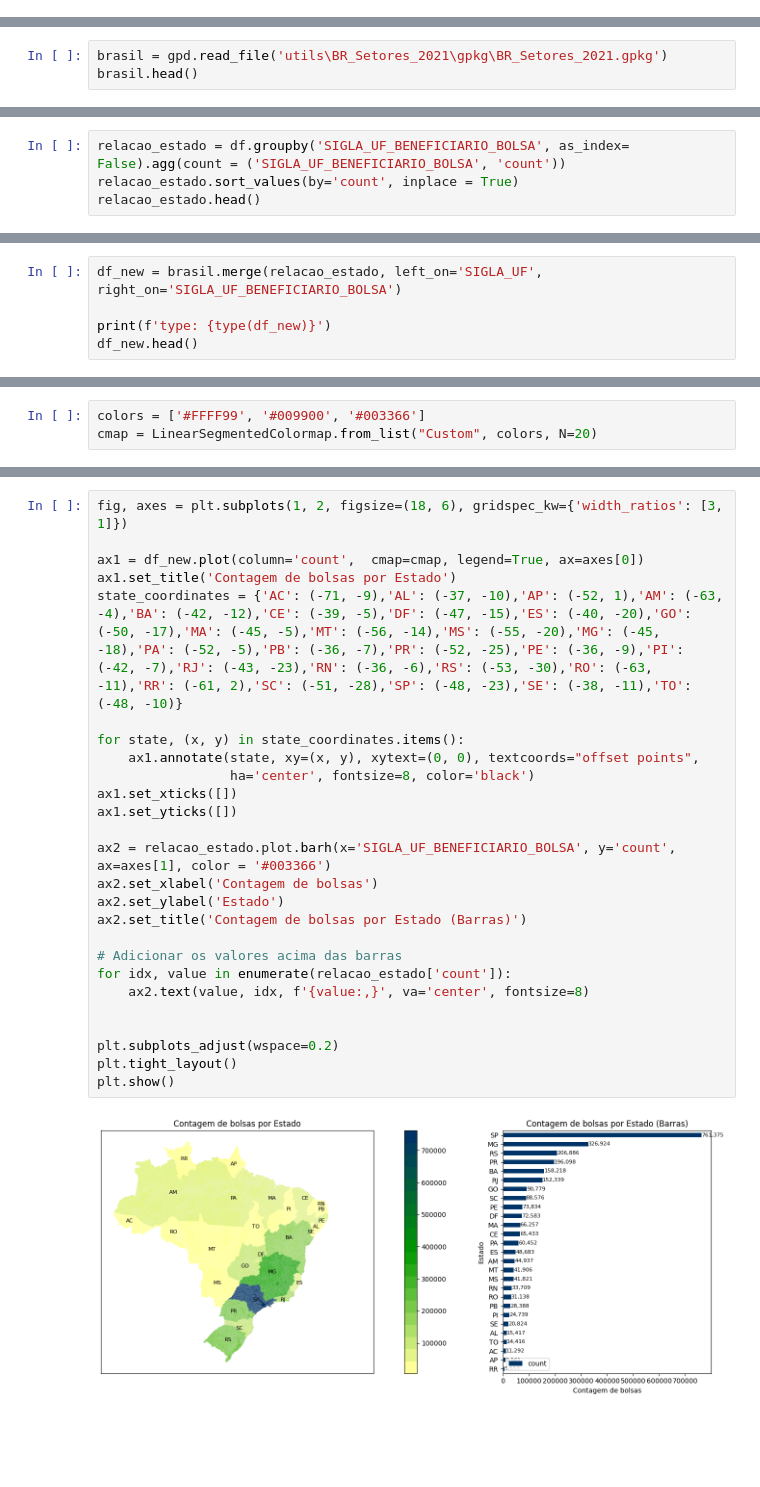
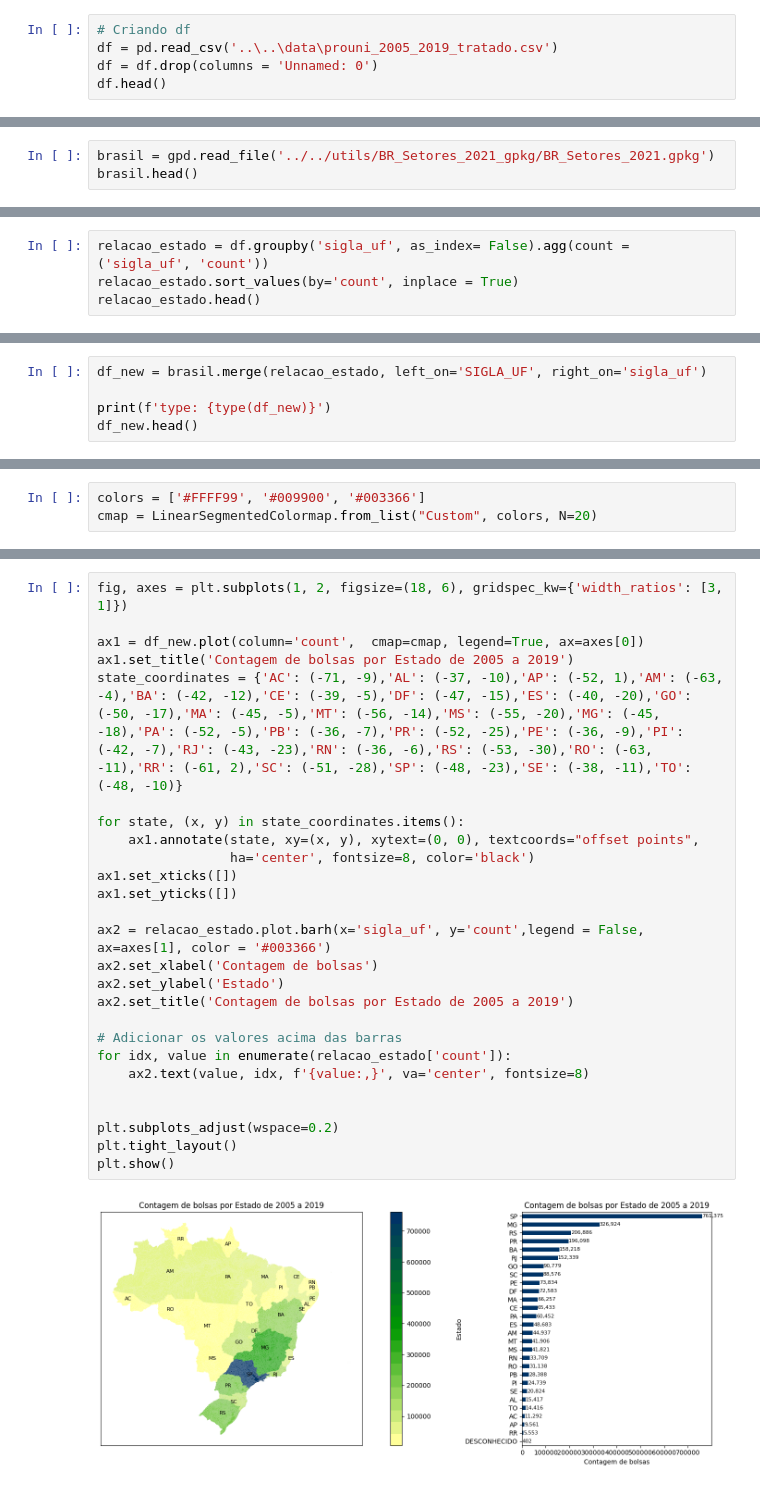
Before and after one commit to DanielCustodioDias/Projeto_PROUNI, a Jupyter notebook: main/edas/amanda.ipynb, the cells around one changed output, grey strips where cells are left out. Cells and saved outputs as stored; diff of their text form; blank space fills up the shorter version.

```diff
--- a/main/edas/amanda.ipynb
+++ b/main/edas/amanda.ipynb
@@ -16,0 +15,5 @@ df.head()
+# %%
+# Criando df
+df = pd.read_csv('..\..\data\prouni_2005_2019_tratado.csv')
+df = df.drop(columns = 'Unnamed: 0')
+df.head()
@@ -21,5 +35,5 @@ shp_ibge.to_file(gpkg_ibge, driver='GPKG')
 # %%
-brasil = gpd.read_file('utils\BR_Setores_2021\gpkg\BR_Setores_2021.gpkg')
+brasil = gpd.read_file('../../utils/BR_Setores_2021_gpkg/BR_Setores_2021.gpkg')
 brasil.head()
 # %% [output]
 |  | CD_SETOR | CD_SIT | NM_SIT | CD_UF | NM_UF | SIGLA_UF | CD_MUN | NM_MUN | CD_DIST | NM_DIST | ... |
@@ -29,7 +43,7 @@ brasil.head()
 | 3 | 110001505000004 | 1 | Área Urbana de Alta Densidade de ... | 11 | Rondônia | RO | 1100015 | Alta Floresta D'Oeste | 110001505 | Alta Floresta D'Oeste | ... |
 | 4 | 110001505000005 | 1 | Área Urbana de Alta Densidade de ... | 11 | Rondônia | RO | 1100015 | Alta Floresta D'Oeste | 110001505 | Alta Floresta D'Oeste | ... |
 # %%
-relacao_estado = df.groupby('SIGLA_UF_BENEFICIARIO_BOLSA', as_index= False).agg(count = ('SIGLA_UF_BENEFICIARIO_BOLSA', 'count'))
+relacao_estado = df.groupby('sigla_uf', as_index= False).agg(count = ('sigla_uf', 'count'))
 relacao_estado.sort_values(by='count', inplace = True)
 relacao_estado.head()
 # %% [output]
@@ -42,5 +56,5 @@ relacao_estado.head()
 # %%
-df_new = brasil.merge(relacao_estado, left_on='SIGLA_UF', right_on='SIGLA_UF_BENEFICIARIO_BOLSA')
+df_new = brasil.merge(relacao_estado, left_on='SIGLA_UF', right_on='sigla_uf')
 
 print(f'type: {type(df_new)}')
 df_new.head()
@@ -58,28 +81,28 @@ cmap = LinearSegmentedColormap.from_list("Custom", colors, N=20)
 # %%
 fig, axes = plt.subplots(1, 2, figsize=(18, 6), gridspec_kw={'width_ratios': [3, 1]})
 
 ax1 = df_new.plot(column='count',  cmap=cmap, legend=True, ax=axes[0])
-ax1.set_title('Contagem de bolsas por Estado')
+ax1.set_title('Contagem de bolsas por Estado de 2005 a 2019')
 state_coordinates = {'AC': (-71, -9),'AL': (-37, -10),'AP': (-52, 1),'AM': (-63, -4),'BA': (-42, -12),'CE': (-39, -5),'DF': (-47, -15),'ES': (-40, -20),'GO': (-50, -17),'MA': (-45, -5),'MT': (-56, -14),'MS': (-55, -20),'MG': (-45, -18),'PA': (-52, -5),'PB': (-36, -7),'PR': (-52, -25),'PE': (-36, -9),'PI': (-42, -7),'RJ': (-43, -23),'RN': (-36, -6),'RS': (-53, -30),'RO': (-63, -11),'RR': (-61, 2),'SC': (-51, -28),'SP': (-48, -23),'SE': (-38, -11),'TO': (-48, -10)}
 
 for state, (x, y) in state_coordinates.items():
     ax1.annotate(state, xy=(x, y), xytext=(0, 0), textcoords="offset points",
                  ha='center', fontsize=8, color='black')
 ax1.set_xticks([])
 ax1.set_yticks([])
 
-ax2 = relacao_estado.plot.barh(x='SIGLA_UF_BENEFICIARIO_BOLSA', y='count', ax=axes[1], color = '#003366')
+ax2 = relacao_estado.plot.barh(x='sigla_uf', y='count',legend = False, ax=axes[1], color = '#003366')
 ax2.set_xlabel('Contagem de bolsas')
 ax2.set_ylabel('Estado')
-ax2.set_title('Contagem de bolsas por Estado (Barras)')
+ax2.set_title('Contagem de bolsas por Estado de 2005 a 2019')
 
 # Adicionar os valores acima das barras
 for idx, value in enumerate(relacao_estado['count']):
     ax2.text(value, idx, f'{value:,}', va='center', fontsize=8)
 
 
 plt.subplots_adjust(wspace=0.2)
 plt.tight_layout()
 plt.show()
 # %% [output]
-[figure, old version]
+[figure, new version]
```
Also changed, not shown: parts of 34 cells of this notebook.
